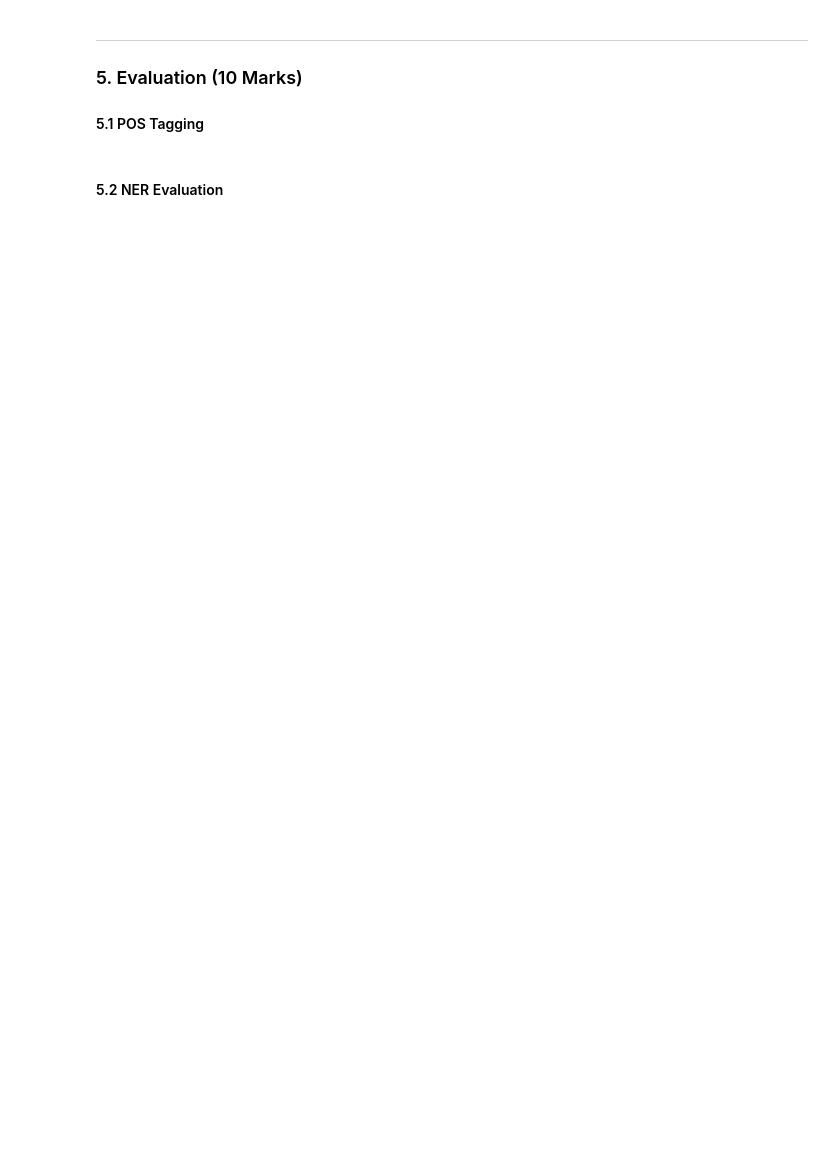
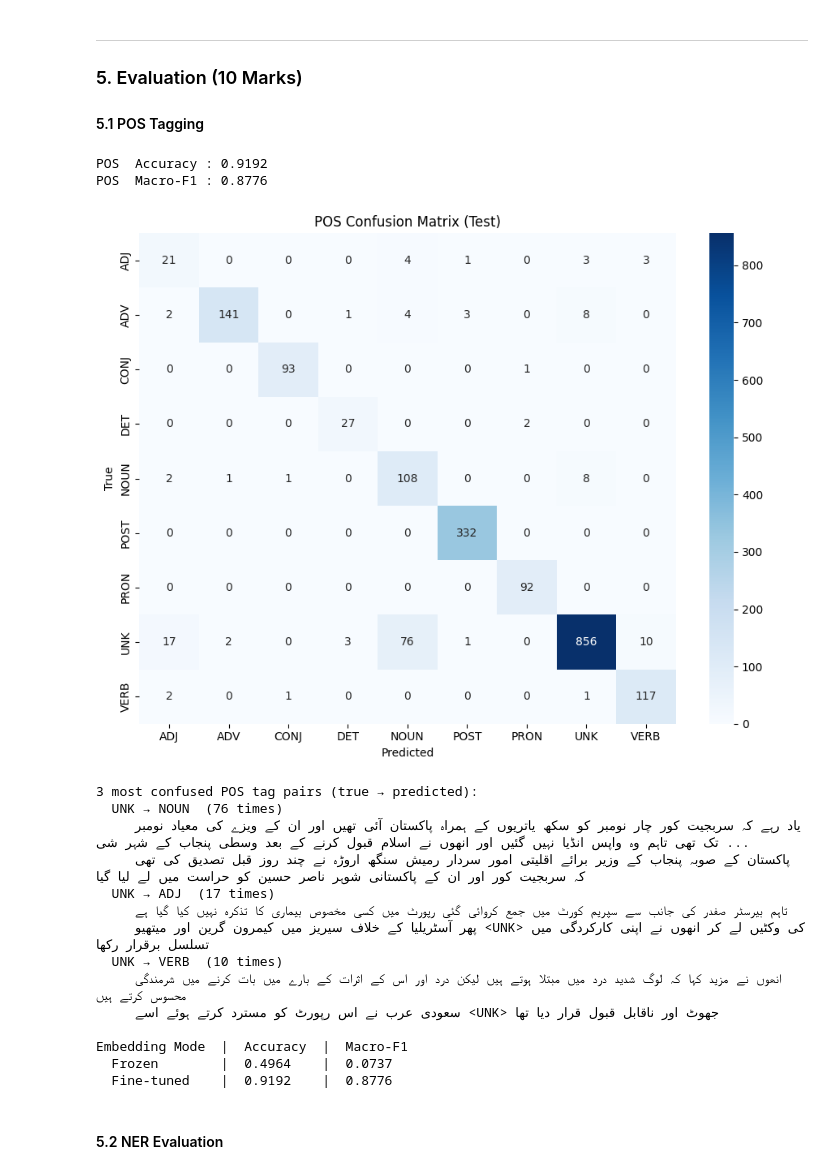
Before and after one commit to munazat/-i23-2545-NLP-Assignment2, a Jupyter notebook: i23-2545_Assignment2_DS-A.ipynb, the cells around one changed output. Saved outputs shown, nothing was run; the diff lists cells and outputs as text; code cells hidden in the pictures; blank space fills up the shorter version.

```diff
--- a/i23-2545_Assignment2_DS-A.ipynb
+++ b/i23-2545_Assignment2_DS-A.ipynb
@@ -1435,5 +1419,4 @@ print(f'NER tags ({len(ALL_NER)}): {ALL_NER}')
 # %%
-# ── 4.2  Custom Linear-Chain CRF (from scratch) ───────────────────────────
 class CRF(nn.Module):
     def __init__(self, num_tags, start_idx, stop_idx):
         super().__init__()
@@ -1441,11 +1424,12 @@ class CRF(nn.Module):
         self.start_idx = start_idx
         self.stop_idx  = stop_idx
         self.trans = nn.Parameter(torch.randn(num_tags, num_tags))
-        # Hard constraints
+        # Prohibit transitions: any -> start, stop -> any
         self.trans.data[start_idx, :] = -1e4
         self.trans.data[:, stop_idx]  = -1e4
 
     def _logsumexp(self, x):
+        # reduces LAST dimension
         m, _ = x.max(dim=-1, keepdim=True)
         return (x - m).exp().sum(dim=-1).log() + m.squeeze(-1)
 
@@ -1455,10 +1439,12 @@ class CRF(nn.Module):
         alpha[:, self.start_idx] = 0.
         for t in range(T):
             mask = (t < lengths).float().unsqueeze(1).to(feats.device)
-            # (B,S,1) + (S,S) => (B,S,S)
-            scores = alpha.unsqueeze(2) + self.trans.unsqueeze(0) + feats[:, t, :].unsqueeze(1)
+            # broadcast alpha (B,1,S) + trans (1,S,S) + emission (B,S,1) -> (B,S,S)
+            # trans[i, j] is j -> i
+            scores = alpha.unsqueeze(1) + self.trans.unsqueeze(0) + feats[:, t, :].unsqueeze(2)
             new_alpha = self._logsumexp(scores)
             alpha = mask * new_alpha + (1 - mask) * alpha
+        # Transition to stop
         alpha = alpha + self.trans[self.stop_idx].unsqueeze(0)
         return self._logsumexp(alpha)
 
@@ -1492,8 +1478,9 @@ class CRF(nn.Module):
             dp[self.start_idx] = 0.
             bp  = []
             for t in range(L):
-                sc   = dp.unsqueeze(1) + self.trans
-                best_prev, best_sc = sc.max(0)
+                # (1, prev_S) + (curr_S, prev_S) -> (curr_S, prev_S)
+                sc   = dp.unsqueeze(0) + self.trans
+                best_sc, best_prev = sc.max(dim=1)
                 dp   = best_sc + f[t]
                 bp.append(best_prev.cpu().tolist())
             dp += self.trans[self.stop_idx]
@@ -1505,8 +1492,6 @@ class CRF(nn.Module):
             path.reverse()
             all_paths.append(path)
         return all_paths
-
-print('CRF class defined.')
 # %%
 # ── 4.3  2-layer BiLSTM Labeler ───────────────────────────────────────────
 class BiLSTMLabeler(nn.Module):
@@ -1665,7 +1674,7 @@ def collect_preds(model, dl):
             for b in range(toks.size(0)):
                 l = lens[b].item()
                 t_ids = toks[b, :l].cpu().tolist()
-                words = [idx2word.get(i, '<UNK>') for i in t_ids]
+                words = [(idx2word[i] if 0 <= i < len(idx2word) else '<UNK>') for i in t_ids]
                 p_true = pos_t[b, :l].cpu().tolist()
                 p_pred = pp[b, :l].cpu().tolist()
                 n_true = ner_t[b, :l].cpu().tolist()
@@ -1689,33 +1698,51 @@ cm = confusion_matrix(pt, pp, labels=labels_used)
 fig, ax = plt.subplots(figsize=(9, 7))
 sns.heatmap(cm, annot=True, fmt='d', xticklabels=tag_names, yticklabels=tag_names,
             cmap='Blues', ax=ax)
 ax.set(title='POS Confusion Matrix (Test)', xlabel='Predicted', ylabel='True')
 plt.tight_layout(); plt.savefig(EMB_DIR / 'pos_confusion.png', dpi=100)
 plt.show()
 
 # 3 most confused pairs
 print('\n3 most confused POS tag pairs (true → predicted):')
 off_diag = []
 for i, ti in enumerate(labels_used):
     for j, tj in enumerate(labels_used):
         if i != j and cm[i, j] > 0:
             off_diag.append((cm[i, j], idx2pos[ti], idx2pos[tj]))
 off_diag.sort(reverse=True)
 for cnt, true_tag, pred_tag in off_diag[:3]:
     print(f'  {true_tag} → {pred_tag}  ({cnt} times)')
     examples = [s for s in sents
                 if any(idx2pos[t] == true_tag and idx2pos[p] == pred_tag
                        for t, p in zip(s[1], s[2]))][:2]
     for ex in examples:
         print('    ', ' '.join(ex[0]))
 
 # Frozen vs Fine-tuned summary
 pt_fr, pp_fr, _, _, _ = collect_preds(model_frozen, test_dl)
 pos_acc_fr = accuracy_score(pt_fr, pp_fr)
 pos_f1_fr  = f1_score(pt_fr, pp_fr, average='macro', zero_division=0)
 print(f'\nEmbedding Mode  |  Accuracy  |  Macro-F1')
 print(f'  Frozen        |  {pos_acc_fr:.4f}    |  {pos_f1_fr:.4f}')
 print(f'  Fine-tuned    |  {pos_acc:.4f}    |  {pos_f1:.4f}')
+# %% [output]
+POS  Accuracy : 0.9192
+POS  Macro-F1 : 0.8776
+[figure, added]
+3 most confused POS tag pairs (true → predicted):
+  UNK → NOUN  (76 times)
+     یاد رہے کہ سربجیت کور چار نومبر کو سکھ یاتریوں کے ہمراہ پاکستان آئی تھیں اور ان کے ویزے کی معیاد نومبر تک تھی تاہم وہ واپس انڈیا نہیں گئیں اور انھوں نے اسلام قبول کرنے کے بعد وسطی پنجاب کے شہر شی ...
+     پاکستان کے صوبہ پنجاب کے وزیر برائے اقلیتی امور سردار رمیش سنگھ اروڑہ نے چند روز قبل تصدیق کی تھی کہ سربجیت کور اور ان کے پاکستانی شوہر ناصر حسین کو حراست میں لے لیا گیا
+  UNK → ADJ  (17 times)
+     تاہم بیرسٹر صفدر کی جانب سے سپریم کورٹ میں جمع کروائی گئی رپورٹ میں کسی مخصوص بیماری کا تذکرہ نہیں کیا گیا ہے
+     پھر آسٹریلیا کے خلاف سیریز میں کیمرون گرین اور میتھیو <UNK> کی وکٹیں لے کر انھوں نے اپنی کارکردگی میں تسلسل برقرار رکھا
+  UNK → VERB  (10 times)
+     انھوں نے مزید کہا کہ لوگ شدید درد میں مبتلا ہوتے ہیں لیکن درد اور اس کے اثرات کے بارے میں بات کرنے میں شرمندگی محسوس کرتے ہیں
+     سعودی عرب نے اس رپورٹ کو مسترد کرتے ہوئے اسے <UNK> جھوٹ اور ناقابل قبول قرار دیا تھا
+
+Embedding Mode  |  Accuracy  |  Macro-F1
+  Frozen        |  0.4964    |  0.0737
+  Fine-tuned    |  0.9192    |  0.8776
 # %% [markdown]
 #### 5.2 NER Evaluation
 # %%
```
Also changed, not shown: parts of 26 cells of this notebook, 30 other files.
